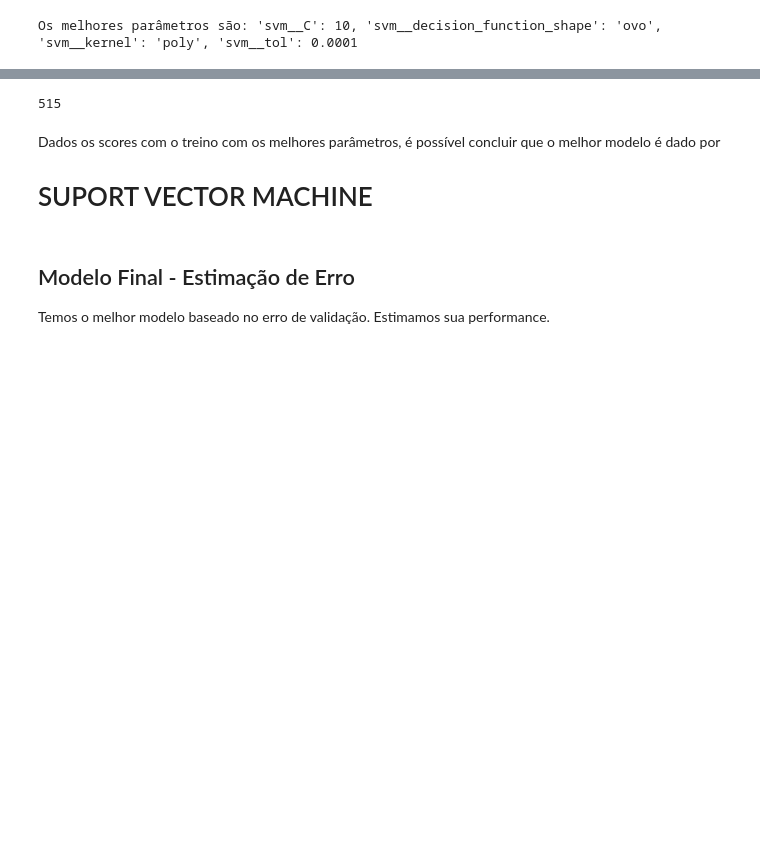
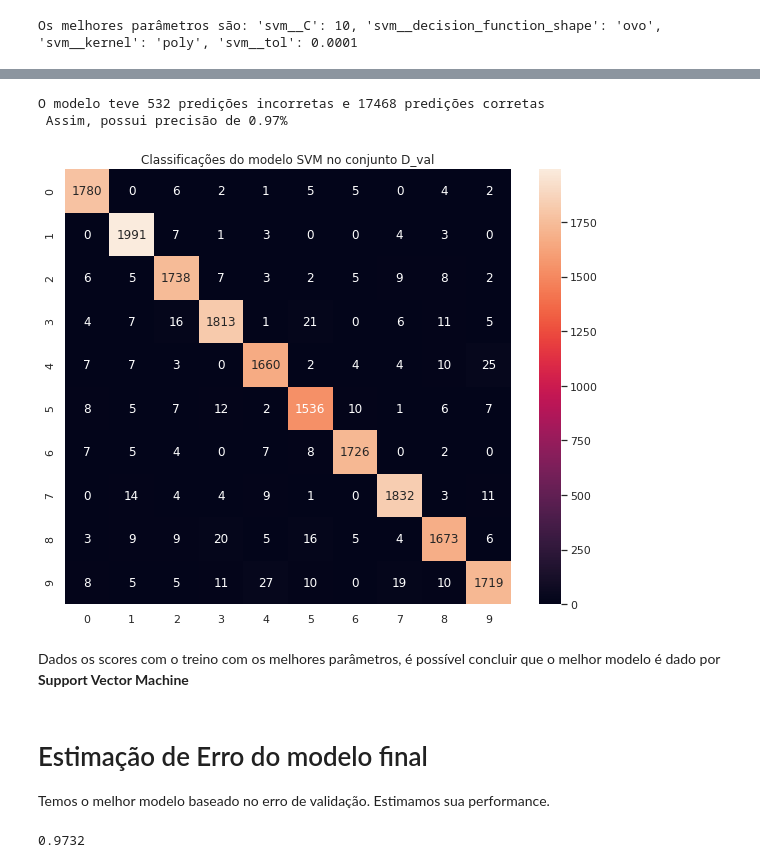
Before and after one commit to lurara/ep4_mac0460, a Jupyter notebook: ep04.ipynb, the cells around one changed output, grey strips where cells are left out. Drawn from its saved outputs; the diff is of its cells as text; code cells hidden in the pictures; blank space fills up the shorter version.

```diff
--- a/ep04.ipynb
+++ b/ep04.ipynb
@@ -590,17 +633,33 @@ Wall time: 6min 21s
 # %%
 wrong = 0
+right = 0
 inputs = D_val
 labels = D_y_val
 for input, prediction, label in zip(inputs, supervm_predictions, labels):
-  if prediction != label:
-    wrong = wrong + 1
+    if prediction != label:
+        wrong = wrong + 1
+    else:
+        right += 1
 
-print(wrong)
+print(f"\nO modelo teve {wrong} predições incorretas e {right} predições corretas\n",
+      f"Assim, possui precisão de {right/(wrong+right):.2f}%\n")
 # %% [output]
-515
+O modelo teve 532 predições incorretas e 17468 predições corretas
+ Assim, possui precisão de 0.97%
+# %%
+sns.set(rc={'figure.figsize':(10,8)})
+plt.title(f"Classificações do modelo SVM no conjunto D_val\n")
+sns.heatmap(metrics.confusion_matrix(D_y_val, supervm_predictions), annot=True, fmt='g')
+plt.show()
+# %% [output]
+[figure, added]
 # %% [markdown]
-Dados os scores com o treino com os melhores parâmetros, é possível concluir que o melhor modelo é dado por
-# SUPORT VECTOR MACHINE
+Dados os scores com o treino com os melhores parâmetros, é possível concluir que o melhor modelo é dado por **Support Vector Machine**
 # %% [markdown]
-## Modelo Final - Estimação de Erro
+# Estimação de Erro do modelo final
 Temos o melhor modelo baseado no erro de validação. Estimamos sua performance.
+# %%
+best_model = supervm
+print(f"Score do modelo: {best_model.score(X_test, y_test}")
+# %% [output]
+0.9732
```
Also changed, not shown: parts of 40 cells of this notebook.
